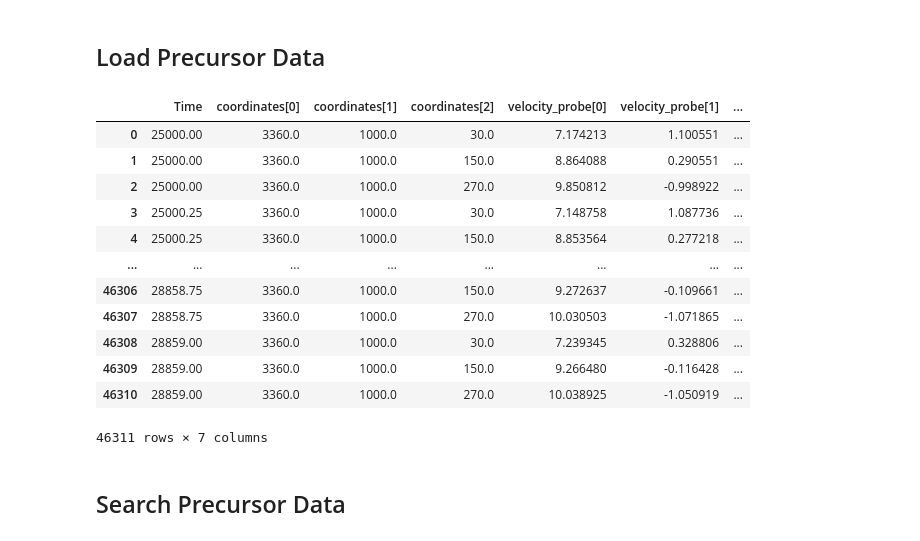
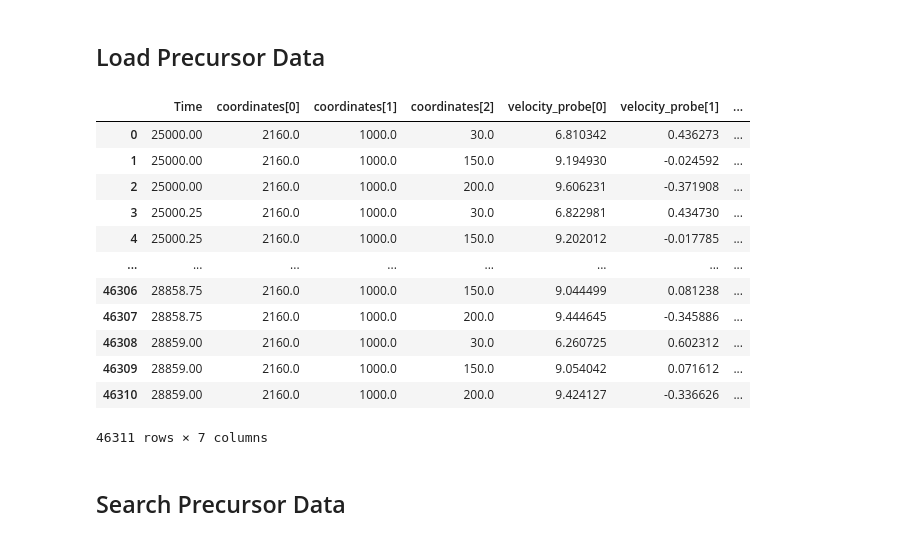
Before and after one commit to lawrenceccheung/ALCC_Frontier_WindFarm, a Jupyter notebook: precursor/MedWS_LowTI/postprocessing/PrecursorSearch_MedWS_LowTI_7x2.ipynb, the cells around one changed output. Cells and saved outputs as stored; diff of their text form; code cells hidden in the pictures.

```diff
--- a/precursor/MedWS_LowTI/postprocessing/PrecursorSearch_MedWS_LowTI_7x2.ipynb
+++ b/precursor/MedWS_LowTI/postprocessing/PrecursorSearch_MedWS_LowTI_7x2.ipynb
@@ -91,19 +37,61 @@ preI = list(precDataFile.keys())
-# %%
-precData['run1']
-# %% [output]
-|  | Time | coordinates[0] | coordinates[1] | coordinates[2] | velocity_probe[0] | velocity_probe[1] | ... |
-| 0 | 25000.00 | 3360.0 | 1000.0 | 30.0 | 7.174213 | 1.100551 | ... |
-| 1 | 25000.00 | 3360.0 | 1000.0 | 150.0 | 8.864088 | 0.290551 | ... |
-| 2 | 25000.00 | 3360.0 | 1000.0 | 270.0 | 9.850812 | -0.998922 | ... |
-| 3 | 25000.25 | 3360.0 | 1000.0 | 30.0 | 7.148758 | 1.087736 | ... |
-| 4 | 25000.25 | 3360.0 | 1000.0 | 150.0 | 8.853564 | 0.277218 | ... |
-| ... | ... | ... | ... | ... | ... | ... | ... |
-| 46306 | 28858.75 | 3360.0 | 1000.0 | 150.0 | 9.272637 | -0.109661 | ... |
-| 46307 | 28858.75 | 3360.0 | 1000.0 | 270.0 | 10.030503 | -1.071865 | ... |
-| 46308 | 28859.00 | 3360.0 | 1000.0 | 30.0 | 7.239345 | 0.328806 | ... |
-| 46309 | 28859.00 | 3360.0 | 1000.0 | 150.0 | 9.266480 | -0.116428 | ... |
-| 46310 | 28859.00 | 3360.0 | 1000.0 | 270.0 | 10.038925 | -1.050919 | ... |
-46311 rows × 7 columns
+# %%
+amrdir          = '/lustre/orion/cfd162/scratch/lcheung/ALCC_Frontier_WindFarm/MedWS_LowTI/precursor6_7kmX2km_5m/post_processing/'
+probefile       = amrdir+'/metmast_100000.nc'
+
+# Load in met mast data and interpolate to integer locations
+ncdata   = Dataset(probefile,'r')
+numPoints = len(ncdata['metmast_T1']['coordinates'][:,1])
+numTime   = len(ncdata['time'][:])
+
+time_values = ncdata['time']
+coordinates = ncdata['metmast_T1']['coordinates']
+velocityx   = ncdata['metmast_T1']['velocityx']
+velocityy   = ncdata['metmast_T1']['velocityy']
+velocityz   = ncdata['metmast_T1']['velocityz']
+
+# interpolate met mast data
+z_locations = [30,150,200]
+interpolated_velocityx = np.zeros((numTime,len(z_locations)))
+interpolated_velocityy = np.zeros((numTime,len(z_locations)))
+interpolated_velocityz = np.zeros((numTime,len(z_locations)))
+for i in range(numTime):
+    interpolatorx = interp1d(coordinates[:,-1],velocityx[i,:],kind='linear')
+    interpolatory = interp1d(coordinates[:,-1],velocityy[i,:],kind='linear')
+    interpolatorz = interp1d(coordinates[:,-1],velocityz[i,:],kind='linear')
+
+    interpolated_velocityx[i,:] = interpolatorx(z_locations)
+    interpolated_velocityy[i,:] = interpolatory(z_locations)
+    interpolated_velocityz[i,:] = interpolatorz(z_locations)
+
+numPoints = 3
+fullData = np.zeros((numTime*numPoints,7))
+for i in range(numTime):
+    fullData[i*numPoints:(i+1)*numPoints, 0] = time_values[i]
+    fullData[i*numPoints:(i+1)*numPoints, 1] = coordinates[0,0] #fixed x
+    fullData[i*numPoints:(i+1)*numPoints, 2] = coordinates[0,1] #fixed y
+    fullData[i*numPoints:(i+1)*numPoints, 3] = z_locations
+    fullData[i*numPoints:(i+1)*numPoints, 4] = interpolated_velocityx[i,:]
+    fullData[i*numPoints:(i+1)*numPoints, 5] = interpolated_velocityy[i,:]
+    fullData[i*numPoints:(i+1)*numPoints, 6] = interpolated_velocityz[i,:]
+# %%
+columns  = ['Time','coordinates[0]','coordinates[1]','coordinates[2]','velocity_probe[0]','velocity_probe[1]','velocity_probe[2]']
+precData = {}
+precData['run1'] = pd.DataFrame(fullData,columns=columns)
+precData['run1']
+# %% [output]
+|  | Time | coordinates[0] | coordinates[1] | coordinates[2] | velocity_probe[0] | velocity_probe[1] | ... |
+| 0 | 25000.00 | 2160.0 | 1000.0 | 30.0 | 6.810342 | 0.436273 | ... |
+| 1 | 25000.00 | 2160.0 | 1000.0 | 150.0 | 9.194930 | -0.024592 | ... |
+| 2 | 25000.00 | 2160.0 | 1000.0 | 200.0 | 9.606231 | -0.371908 | ... |
+| 3 | 25000.25 | 2160.0 | 1000.0 | 30.0 | 6.822981 | 0.434730 | ... |
+| 4 | 25000.25 | 2160.0 | 1000.0 | 150.0 | 9.202012 | -0.017785 | ... |
+| ... | ... | ... | ... | ... | ... | ... | ... |
+| 46306 | 28858.75 | 2160.0 | 1000.0 | 150.0 | 9.044499 | 0.081238 | ... |
+| 46307 | 28858.75 | 2160.0 | 1000.0 | 200.0 | 9.444645 | -0.345886 | ... |
+| 46308 | 28859.00 | 2160.0 | 1000.0 | 30.0 | 6.260725 | 0.602312 | ... |
+| 46309 | 28859.00 | 2160.0 | 1000.0 | 150.0 | 9.054042 | 0.071612 | ... |
+| 46310 | 28859.00 | 2160.0 | 1000.0 | 200.0 | 9.424127 | -0.336626 | ... |
+46311 rows × 7 columns
 # %% [markdown]
 ## Search Precursor Data
 # %%
```
Also changed, not shown: parts of 13 cells of this notebook, 10 other files.
